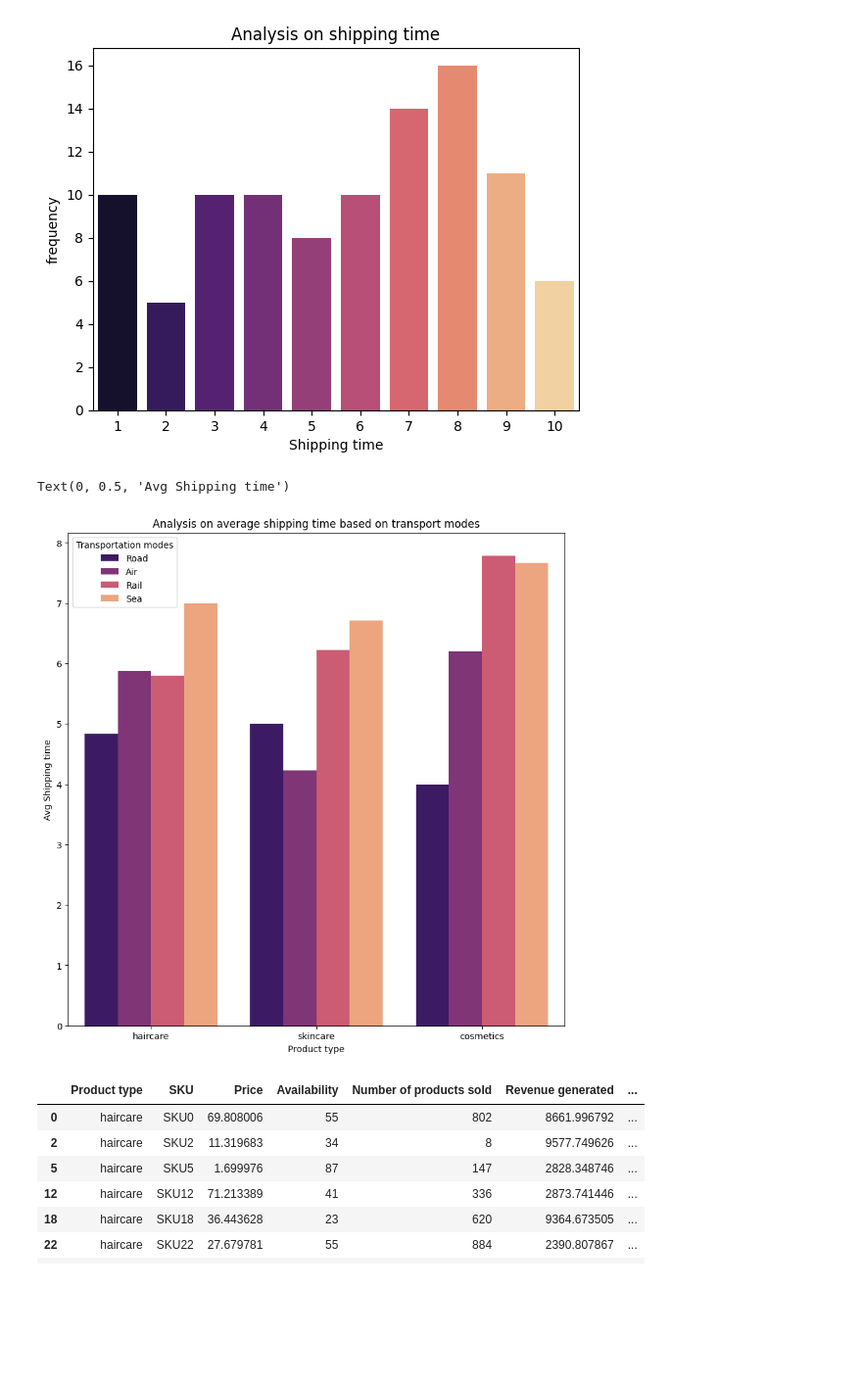
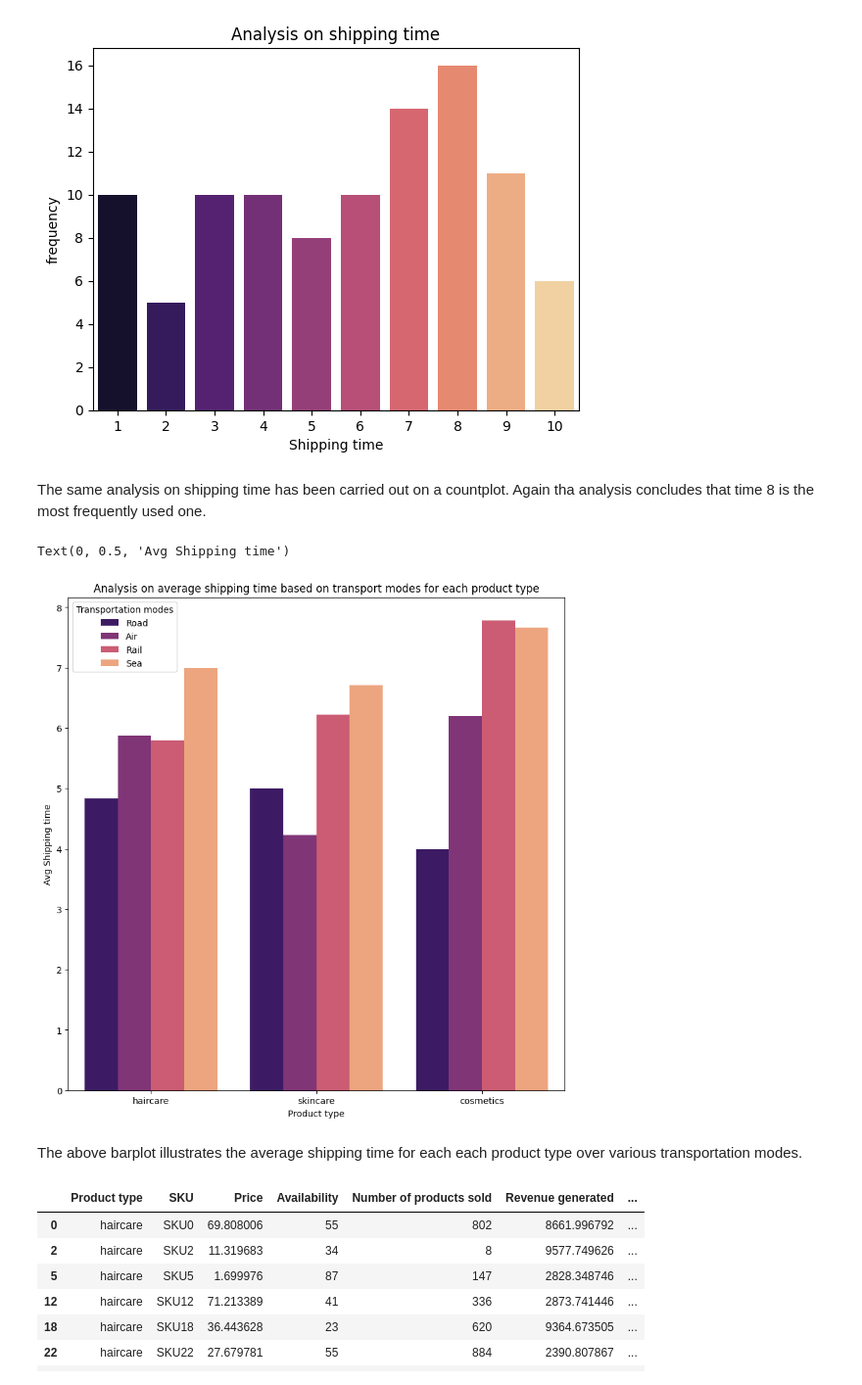
Before and after one commit to Mithunmahendran/Seaborn_SupplyChain_Analysis, a Jupyter notebook: Dataset_seaborn.ipynb, the cells around one changed output. Shown at 98% size. Saved outputs shown, nothing was run; the diff lists cells and outputs as text; code cells hidden in the pictures; blank space fills up the shorter version.

```diff
--- a/Dataset_seaborn.ipynb
+++ b/Dataset_seaborn.ipynb
@@ -74,15 +82,19 @@ Passing `palette` without assigning `hue` is deprecated and will be removed in v
   sns.countplot(x='Shipping times',data=df,palette='magma')
 Text(0, 0.5, 'frequency')
 [figure]
+# %% [markdown]
+The same analysis on shipping time has been carried out on a countplot. Again tha analysis concludes that time 8 is the most frequently used one.
 # %%
 plt.figure(figsize=(10,10))
 sns.barplot(x='Product type',y='Shipping times',estimator=np.mean,data=df,hue='Transportation modes',palette='magma',errorbar=None)
-plt.title('Analysis on average shipping time based on transport modes')
+plt.title('Analysis on average shipping time based on transport modes for each product type')
 plt.xlabel('Product type')
 plt.ylabel('Avg Shipping time')
 # %% [output]
 Text(0, 0.5, 'Avg Shipping time')
-[figure, old version]
+[figure, new version]
+# %% [markdown]
+The above barplot illustrates the average shipping time for each each product type over various transportation modes.
 # %%
 Customer_demograph=df.loc[(df['Product type']=='haircare')]
 Customer_demograph
```
Also changed, not shown: parts of 10 cells of this notebook.
